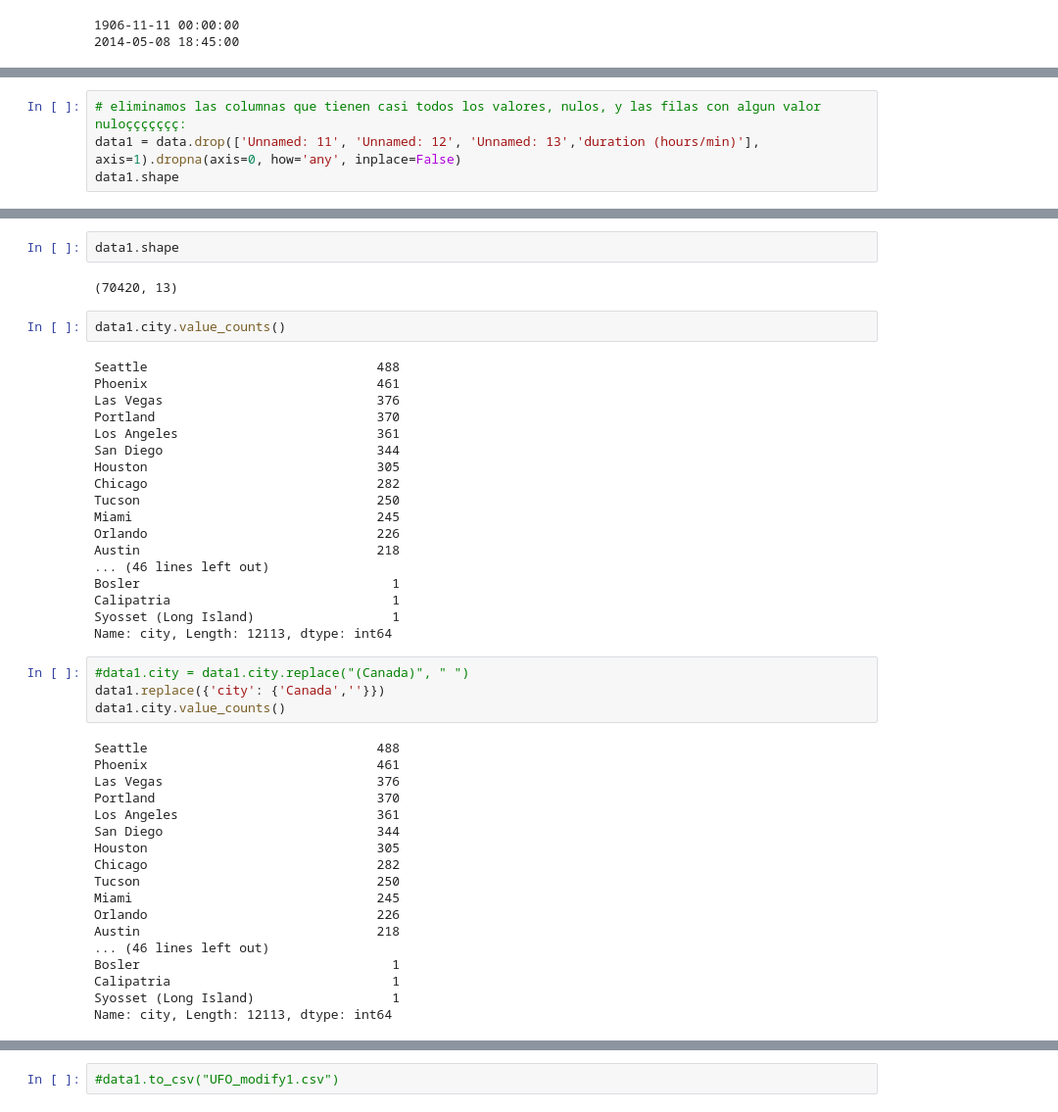
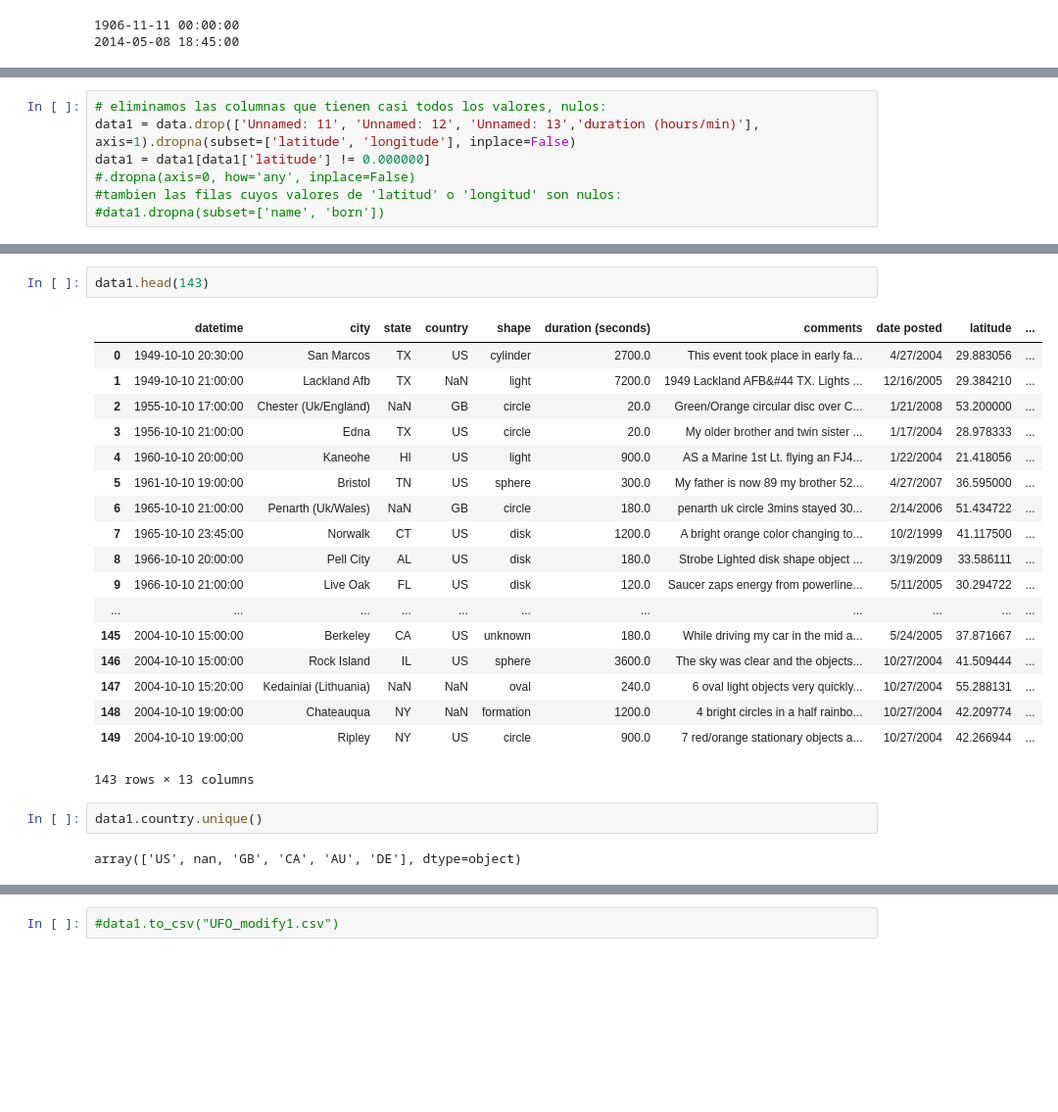
Before and after one commit to LauraRepullo/datamad0119, a Jupyter notebook: final-project/UFO project.ipynb, the cells around one changed output, grey strips where cells are left out. Shown at 98% size. Saved outputs shown, nothing was run; the diff lists cells and outputs as text; blank space fills up the shorter version.

```diff
--- a/final-project/UFO project.ipynb
+++ b/final-project/UFO project.ipynb
@@ -158,5 +125,8 @@ year                     1262
 dtype: int64
 # %%
-# eliminamos las columnas que tienen casi todos los valores, nulos, y las filas con algun valor nuloççççççç:
-data1 = data.drop(['Unnamed: 11', 'Unnamed: 12', 'Unnamed: 13','duration (hours/min)'], axis=1).dropna(axis=0, how='any', inplace=False)
-data1.shape
+# eliminamos las columnas que tienen casi todos los valores, nulos:
+data1 = data.drop(['Unnamed: 11', 'Unnamed: 12', 'Unnamed: 13','duration (hours/min)'], axis=1).dropna(subset=['latitude', 'longitude'], inplace=False)
+data1 = data1[data1['latitude'] != 0.000000]
+#.dropna(axis=0, how='any', inplace=False)
+#tambien las filas cuyos valores de 'latitud' o 'longitud' son nulos:
+#data1.dropna(subset=['name', 'born'])
@@ -182,46 +133,25 @@ dtype: int64
-# %%
-data1.shape
-# %% [output]
-(70420, 13)
-# %%
-data1.city.value_counts()
-# %% [output]
-Seattle                              488
-Phoenix                              461
-Las Vegas                            376
-Portland                             370
-Los Angeles                          361
-San Diego                            344
-Houston                              305
-Chicago                              282
-Tucson                               250
-Miami                                245
-Orlando                              226
-Austin                               218
-... (46 lines left out)
-Bosler                                 1
-Calipatria                             1
-Syosset (Long Island)                  1
-Name: city, Length: 12113, dtype: int64
-# %%
-#data1.city = data1.city.replace("(Canada)", " ")
-data1.replace({'city': {'Canada',''}})
-data1.city.value_counts()
-# %% [output]
-Seattle                              488
-Phoenix                              461
-Las Vegas                            376
-Portland                             370
-Los Angeles                          361
-San Diego                            344
-Houston                              305
-Chicago                              282
-Tucson                               250
-Miami                                245
-Orlando                              226
-Austin                               218
-... (46 lines left out)
-Bosler                                 1
-Calipatria                             1
-Syosset (Long Island)                  1
-Name: city, Length: 12113, dtype: int64
+# %%
+data1.head(143)
+# %% [output]
+|  | datetime | city | state | country | shape | duration (seconds) | comments | date posted | latitude | ... |
+| 0 | 1949-10-10 20:30:00 | San Marcos | TX | US | cylinder | 2700.0 | This event took place in early fa... | 4/27/2004 | 29.883056 | ... |
+| 1 | 1949-10-10 21:00:00 | Lackland Afb | TX | NaN | light | 7200.0 | 1949 Lackland AFB&#44 TX. Lights ... | 12/16/2005 | 29.384210 | ... |
+| 2 | 1955-10-10 17:00:00 | Chester (Uk/England) | NaN | GB | circle | 20.0 | Green/Orange circular disc over C... | 1/21/2008 | 53.200000 | ... |
+| 3 | 1956-10-10 21:00:00 | Edna | TX | US | circle | 20.0 | My older brother and twin sister ... | 1/17/2004 | 28.978333 | ... |
+| 4 | 1960-10-10 20:00:00 | Kaneohe | HI | US | light | 900.0 | AS a Marine 1st Lt. flying an FJ4... | 1/22/2004 | 21.418056 | ... |
+| 5 | 1961-10-10 19:00:00 | Bristol | TN | US | sphere | 300.0 | My father is now 89 my brother 52... | 4/27/2007 | 36.595000 | ... |
+| 6 | 1965-10-10 21:00:00 | Penarth (Uk/Wales) | NaN | GB | circle | 180.0 | penarth uk circle 3mins stayed 30... | 2/14/2006 | 51.434722 | ... |
+| 7 | 1965-10-10 23:45:00 | Norwalk | CT | US | disk | 1200.0 | A bright orange color changing to... | 10/2/1999 | 41.117500 | ... |
+| 8 | 1966-10-10 20:00:00 | Pell City | AL | US | disk | 180.0 | Strobe Lighted disk shape object ... | 3/19/2009 | 33.586111 | ... |
+| 9 | 1966-10-10 21:00:00 | Live Oak | FL | US | disk | 120.0 | Saucer zaps energy from powerline... | 5/11/2005 | 30.294722 | ... |
+| ... | ... | ... | ... | ... | ... | ... | ... | ... | ... | ... |
+| 145 | 2004-10-10 15:00:00 | Berkeley | CA | US | unknown | 180.0 | While driving my car in the mid a... | 5/24/2005 | 37.871667 | ... |
+| 146 | 2004-10-10 15:00:00 | Rock Island | IL | US | sphere | 3600.0 | The sky was clear and the objects... | 10/27/2004 | 41.509444 | ... |
+| 147 | 2004-10-10 15:20:00 | Kedainiai (Lithuania) | NaN | NaN | oval | 240.0 | 6 oval light objects very quickly... | 10/27/2004 | 55.288131 | ... |
+| 148 | 2004-10-10 19:00:00 | Chateauqua | NY | NaN | formation | 1200.0 | 4 bright circles in a half rainbo... | 10/27/2004 | 42.209774 | ... |
+| 149 | 2004-10-10 19:00:00 | Ripley | NY | US | circle | 900.0 | 7 red/orange stationary objects a... | 10/27/2004 | 42.266944 | ... |
+143 rows × 13 columns
+# %%
+data1.country.unique()
+# %% [output]
+array(['US', nan, 'GB', 'CA', 'AU', 'DE'], dtype=object)
```
Also changed, not shown: parts of 16 cells of this notebook, 2 other files.
